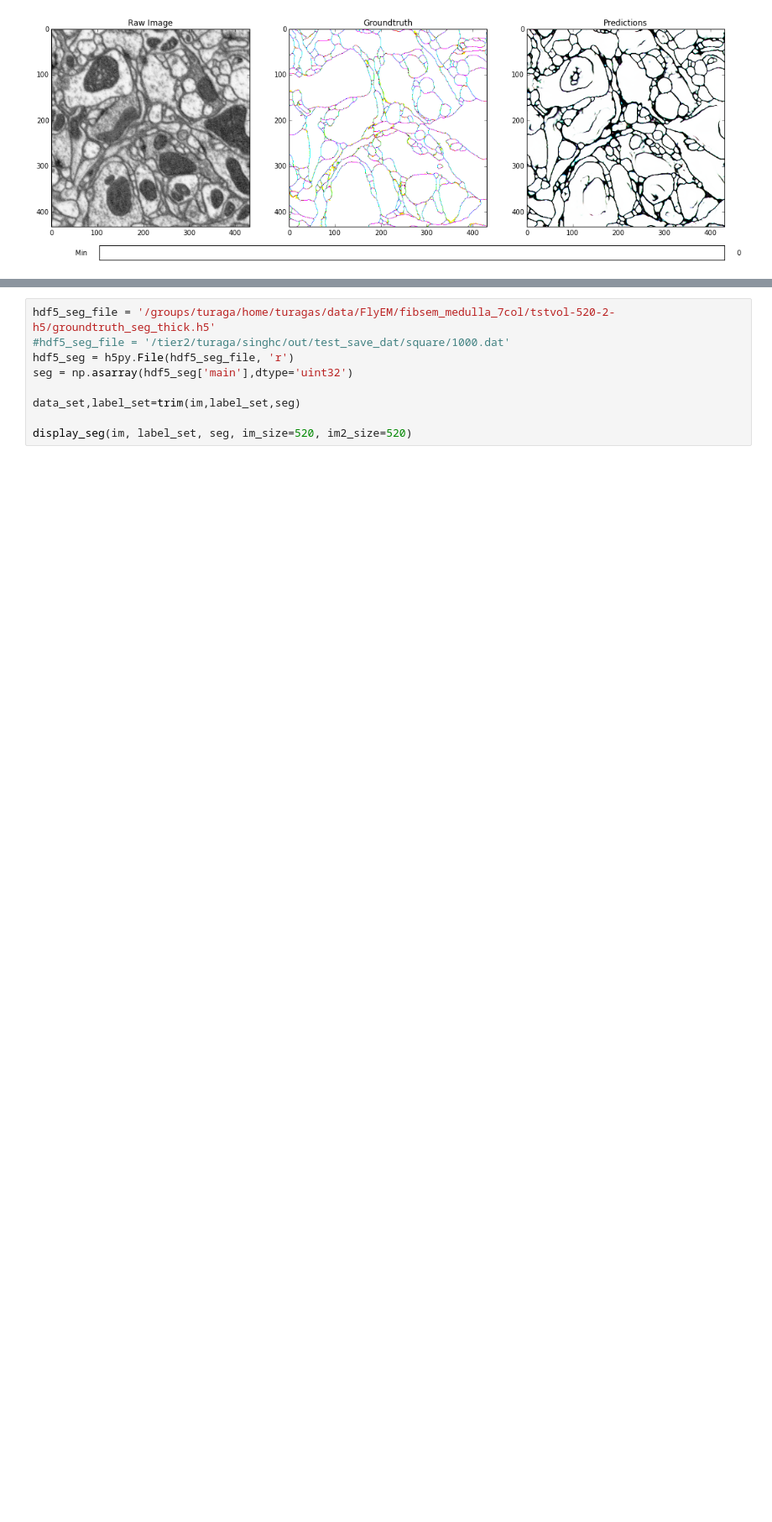
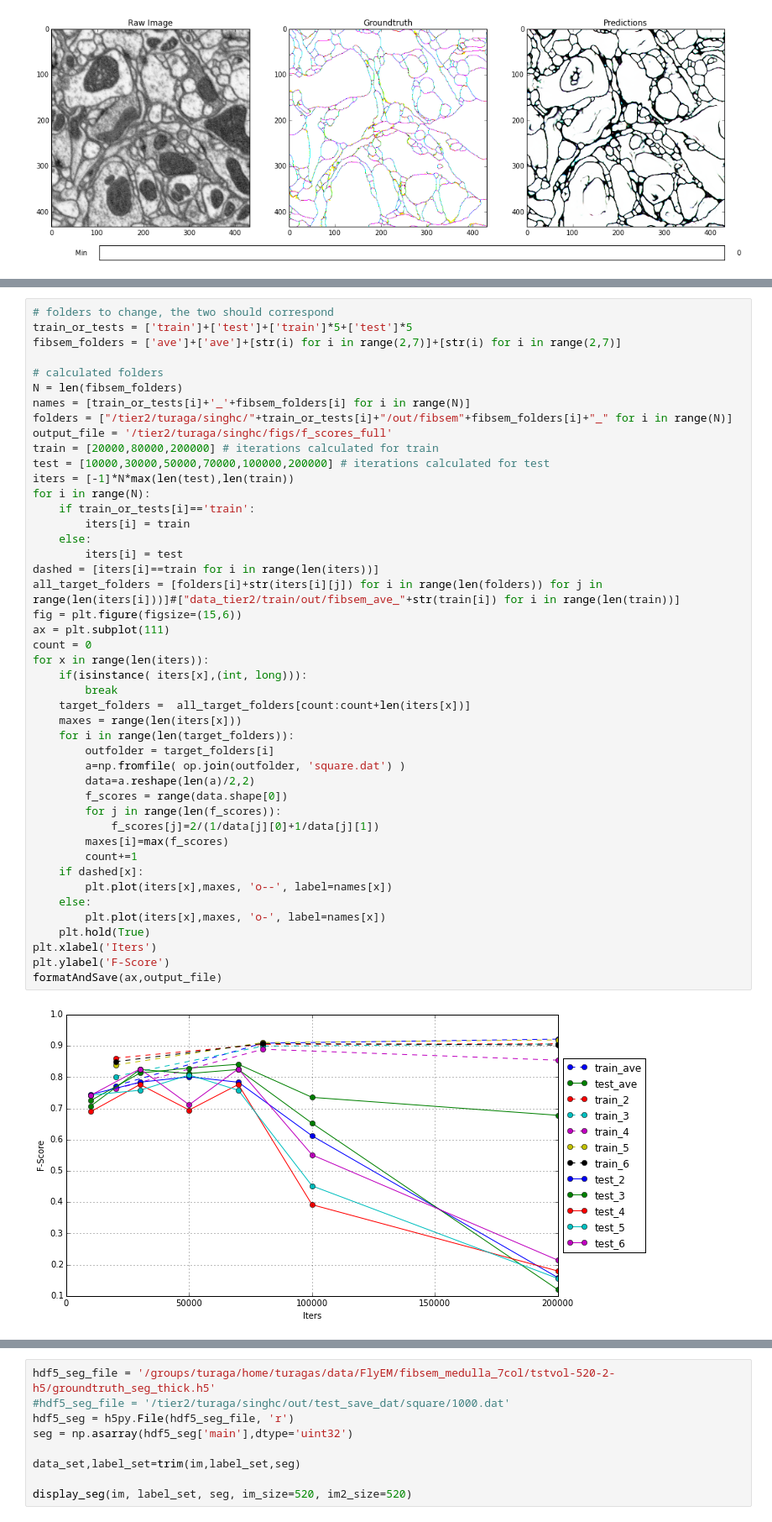
Before and after one commit to csinva/conv-net-scripts, a Jupyter notebook: visualization/view_outputs.ipynb, the cells around one changed output, grey strips where cells are left out. Shown at 84% size. Drawn from its saved outputs; the diff is of its cells as text; blank space fills up the shorter version.

Commit message:
full visualization in IPython

```diff
--- a/visualization/view_outputs.ipynb
+++ b/visualization/view_outputs.ipynb
@@ -42,0 +48,47 @@ display_preds(im, label_set, aff, im_size=432, im2_size=432)
+# %%
+# folders to change, the two should correspond
+train_or_tests = ['train']+['test']+['train']*5+['test']*5
+fibsem_folders = ['ave']+['ave']+[str(i) for i in range(2,7)]+[str(i) for i in range(2,7)]
+
+# calculated folders
+N = len(fibsem_folders)
+names = [train_or_tests[i]+'_'+fibsem_folders[i] for i in range(N)]
+folders = ["/tier2/turaga/singhc/"+train_or_tests[i]+"/out/fibsem"+fibsem_folders[i]+"_" for i in range(N)]
+output_file = '/tier2/turaga/singhc/figs/f_scores_full'
+train = [20000,80000,200000] # iterations calculated for train
+test = [10000,30000,50000,70000,100000,200000] # iterations calculated for test
+iters = [-1]*N*max(len(test),len(train))
+for i in range(N):
+    if train_or_tests[i]=='train':
+        iters[i] = train
+    else:
+        iters[i] = test
+dashed = [iters[i]==train for i in range(len(iters))]
+all_target_folders = [folders[i]+str(iters[i][j]) for i in range(len(folders)) for j in range(len(iters[i]))]#["data_tier2/train/out/fibsem_ave_"+str(train[i]) for i in range(len(train))]
+fig = plt.figure(figsize=(15,6))
+ax = plt.subplot(111)
+count = 0
+for x in range(len(iters)):
+    if(isinstance( iters[x],(int, long))):
+        break
+    target_folders =  all_target_folders[count:count+len(iters[x])]
+    maxes = range(len(iters[x]))
+    for i in range(len(target_folders)):
+        outfolder = target_folders[i]
+        a=np.fromfile( op.join(outfolder, 'square.dat') )
+        data=a.reshape(len(a)/2,2)
+        f_scores = range(data.shape[0])
+        for j in range(len(f_scores)):
+            f_scores[j]=2/(1/data[j][0]+1/data[j][1])
+        maxes[i]=max(f_scores)
+        count+=1
+    if dashed[x]:
+        plt.plot(iters[x],maxes, 'o--', label=names[x])
+    else:
+        plt.plot(iters[x],maxes, 'o-', label=names[x])
+    plt.hold(True)
+plt.xlabel('Iters')
+plt.ylabel('F-Score')
+formatAndSave(ax,output_file)
+# %% [output]
+[figure, added]
```
Also changed, not shown: parts of 6 cells of this notebook, 4 other files.
